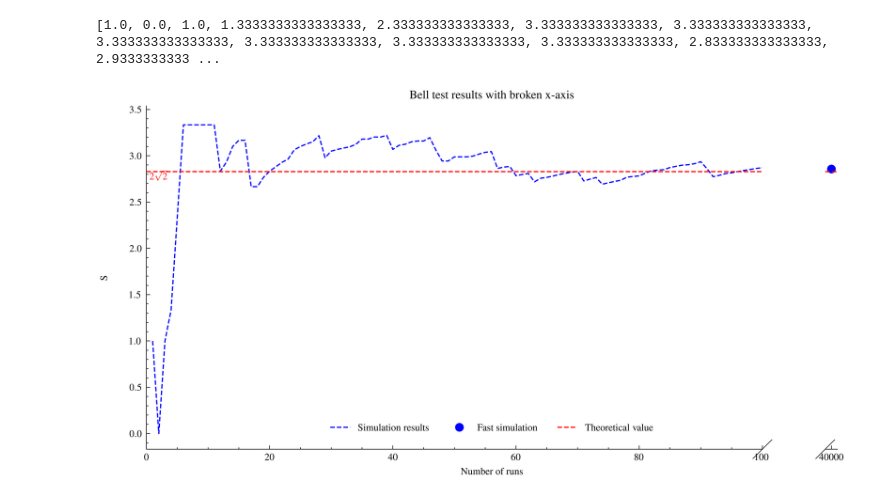
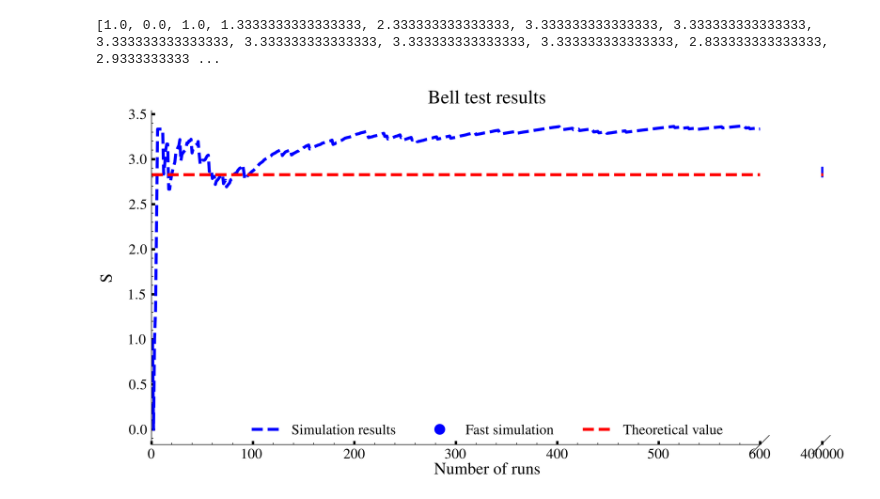
Before and after one commit to SjdTl/QuantumEngineering, a Jupyter notebook: game_logic/testing.ipynb, the cells around one changed output. Drawn from its saved outputs; the diff is of its cells as text; code cells hidden in the pictures.

```diff
--- a/game_logic/testing.ipynb
+++ b/game_logic/testing.ipynb
@@ -86,35 +86,37 @@ plt.style.use(['science', 'ieee'])
 # %%
 # Example data
 x = np.linspace(1, len(array), len(array))
 y = array
 
 # Value for the second part (single point)
-x_special = 40000
+x_special = 400000
 y_special = S
 
-# Create a figure
+# Create the figure
 fig = plt.figure(figsize=(10, 5))
 
 # Create broken axis
-bax = brokenaxes(xlims=((0, 100), (39999, 40001)), hspace=0.05)
+bax = brokenaxes(xlims=((0, len(array)), (399999, 400001)), hspace=0.05)
 
-# Plot the data
-bax.plot(x, y, label="Simulation results", color='blue')
-bax.plot(x_special, y_special, 'ro', color='blue', label="Fast simulation")
-bax.axhline(y=2 * np.sqrt(2), color='red', linestyle='--', label="Theoretical value")
-# add sqrt(2) 2 value at y axis
-bax.text(0.5, 2 * np.sqrt(2), r"$2\sqrt{2}$", color="red", va='top', ha="left")
+# Plot the data with increased line width
+bax.plot(x, y, label="Simulation results", color='blue', linewidth=2.5)
+bax.plot(x_special, y_special, 'ro', color='blue', label="Fast simulation", markersize=8)
+bax.axhline(y=2 * np.sqrt(2), xmin=0, xmax=0.9999, color='red', linestyle='--', linewidth=2.5, label="Theoretical value")
+bax.axhline(y=2 * np.sqrt(2), xmin=0.0001, xmax=1, color='red', linestyle='--', linewidth=2.5)
 
-# Add labels and title
-bax.set_xlabel("Number of runs")
-bax.set_ylabel("S")
-bax.set_title("Bell test results with broken x-axis")
+# Add labels and title with larger font size
+bax.set_xlabel("Number of runs", fontsize=14)
+bax.set_ylabel("S", fontsize=14)
+bax.set_title("Bell test results", fontsize=16)
 
-# Add legend below
-bax.legend(loc='upper center', bbox_to_anchor=(0.5, 0.1), fancybox=True, shadow=True, ncol=5)
+# Adjust ticks
+bax.tick_params(axis='both', labelsize=12, width=2)
+
+# Add legend below with larger font size
+bax.legend(loc='upper center', bbox_to_anchor=(0.5, 0.1), fancybox=True, shadow=True, ncol=5, fontsize=12)
 
 # Save the plot
 plt.savefig(os.path.join(dir_path, "Cache", "bell_test_results.svg"))
 plt.show()
 # %% [output]
-[figure, old version]
+[figure, new version]
```
Also changed, not shown: 5 other files.
